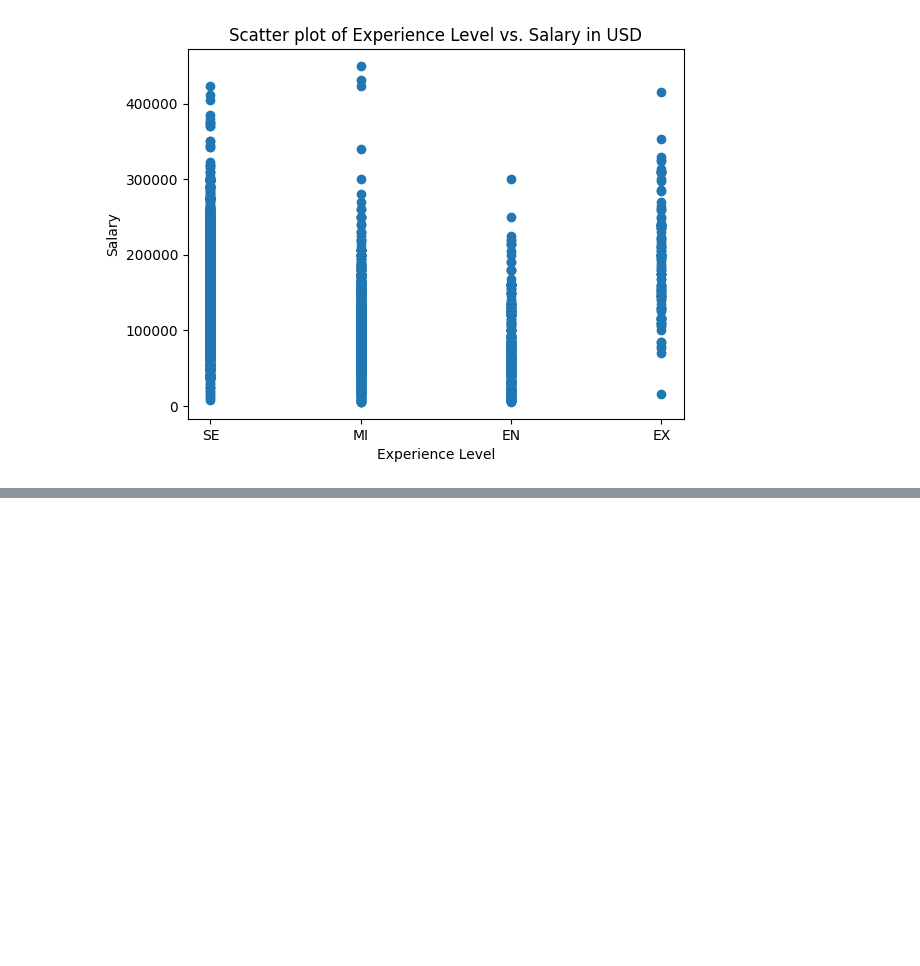
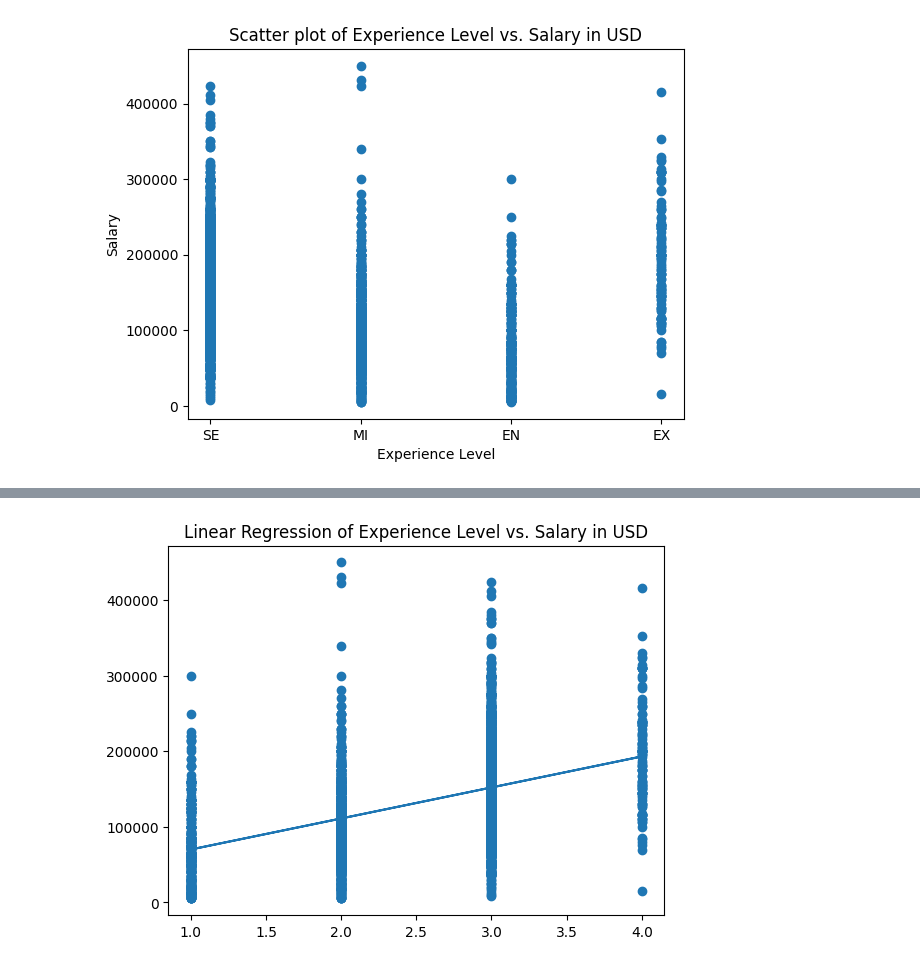
Before and after one commit to samanthadiggs/dataScienceSalariesAnalysis, a Jupyter notebook: salariesNotebook.ipynb, the cells around one changed output, grey strips where cells are left out. Drawn from its saved outputs; the diff is of its cells as text; code cells hidden in the pictures; blank space fills up the shorter version.

```diff
--- a/salariesNotebook.ipynb
+++ b/salariesNotebook.ipynb
@@ -165,0 +179,15 @@ plt.show()
+# %%
+%pip install scipy
+from scipy import stats
+slope, intercept, r, p, std_err = stats.linregress(df_salary['experience_level_numeric'], df_salary['salary_in_usd'])
+
+def myfunc(x):
+  return slope * x + intercept
+
+mymodel = list(map(myfunc, df_salary['experience_level_numeric'] ))
+
+plt.scatter(df_salary['experience_level_numeric'], df_salary['salary_in_usd'])
+plt.plot(df_salary['experience_level_numeric'], mymodel)
+plt.title('Linear Regression of Experience Level vs. Salary in USD')
+plt.show()
+# %% [output]
@@ -165,0 +197 @@ plt.show()
+[figure, added]
```
Also changed, not shown: parts of 5 cells of this notebook.
